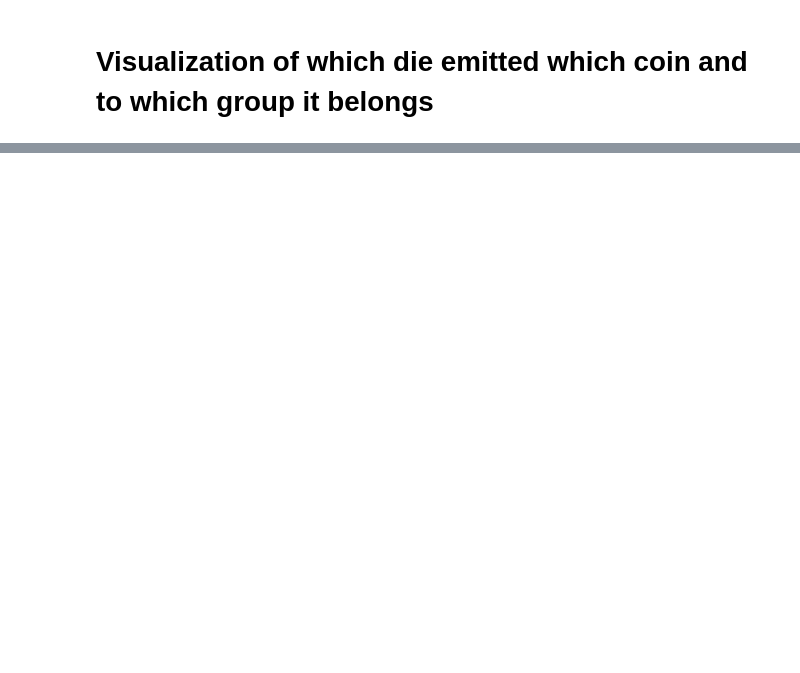
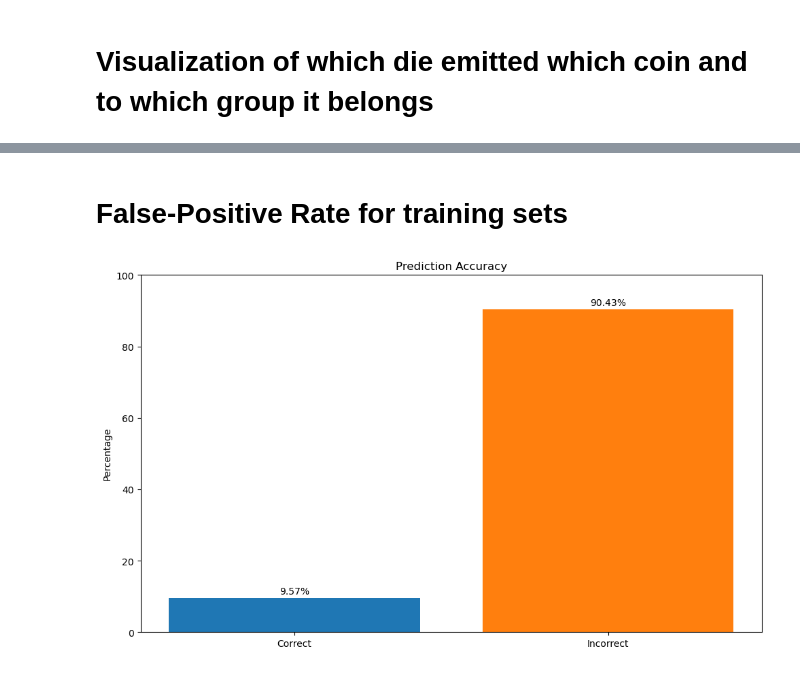
Before and after one commit to alexander-schl/data_challenges, a Jupyter notebook: true_hdp_hsmm.ipynb, the cells around one changed output, grey strips where cells are left out. Saved outputs shown, nothing was run; the diff lists cells and outputs as text; code cells hidden in the pictures; blank space fills up the shorter version.

```diff
--- a/true_hdp_hsmm.ipynb
+++ b/true_hdp_hsmm.ipynb
@@ -595,0 +667,49 @@ plt.show()
+# %% [markdown]
+# False-Positive Rate for training sets
+# %%
+import pandas as pd
+import matplotlib.pyplot as plt
+
+df = pd.read_csv("Numbers_assignment.csv")
+
+# Optional: Extract prediction from path (uncomment if needed)
+# df["predicted"] = df["image_path"].apply(lambda x: int(x.split("/")[3].split("_")[0]))
+
+# Calculate TP and FN for each class
+TP = {}
+FN = {}
+
+for i in range(10):
+    TP[i] = ((df["die_index"] == i) & (df["image_path"] == i)).sum()
+    FN[i] = ((df["die_index"] == i) & (df["image_path"] != i)).sum()
+
+# Total predictions
+total_correct = sum(TP.values())
+total_incorrect = sum(FN.values())
+Total = total_correct + total_incorrect
+
+# Plot
+labels = ["Correct", "Incorrect"]
+values = [total_correct / Total * 100, total_incorrect / Total * 100]  # percent
+colors = ["#1f77b4", "#ff7f0e"]  # Blue and orange
+
+plt.figure(figsize=(10, 6))
+bars = plt.bar(labels, values, color=colors)
+
+for bar in bars:
+    height = bar.get_height()
+    plt.text(
+        bar.get_x() + bar.get_width() / 2,
+        height + 0.5,
+        f"{height:.2f}%",
+        ha='center',
+        va='bottom'
+    )
+
+plt.ylim(0, 100)
+plt.ylabel("Percentage")
+plt.title("Prediction Accuracy")
+plt.tight_layout()
+plt.show()
+# %% [output]
+[figure, added]
```
Also changed, not shown: parts of 16 cells of this notebook, 1 other file.
